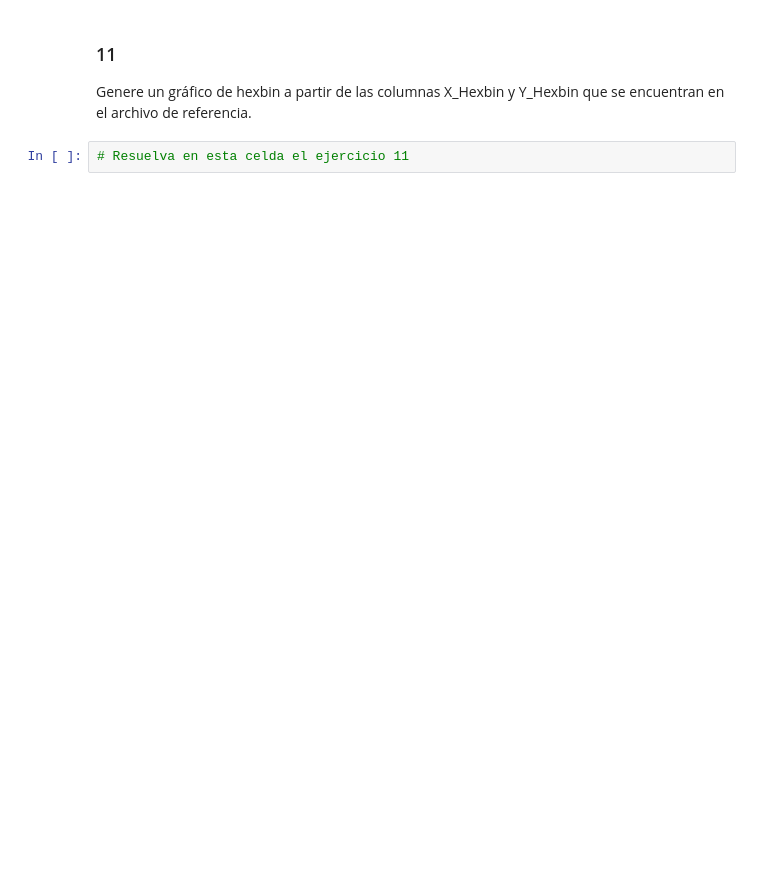
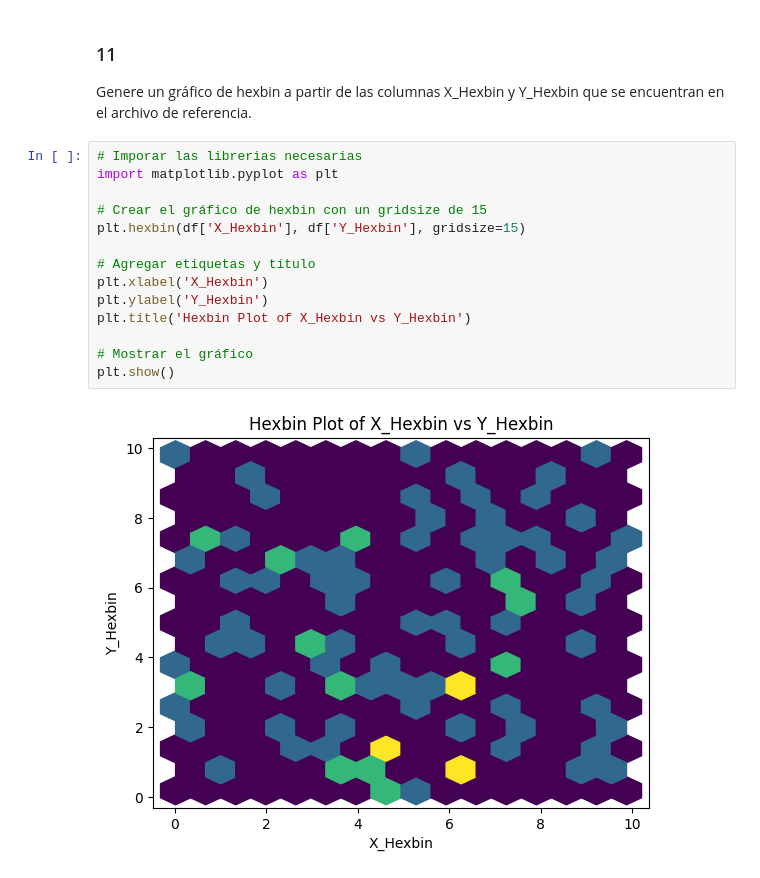
Before and after one commit to jgrajalesa/Talleres_PPI, a Jupyter notebook: Taller_04_Matplotlib.ipynb, the cells around one changed output. Cells and saved outputs as stored; diff of their text form; blank space fills up the shorter version.

```diff
--- a/Taller_04_Matplotlib.ipynb
+++ b/Taller_04_Matplotlib.ipynb
@@ -964,5 +979,19 @@ Genere un gráfico de burbujas a partir de las columnas X_Scatter_Bubble, Y_Scat
 # %% [markdown]
 ### 11
 Genere un gráfico de hexbin a partir de las columnas X_Hexbin y Y_Hexbin que se encuentran en el archivo de referencia.
-# %%
-# Resuelva en esta celda el ejercicio 11
+# %%
+# Imporar las librerias necesarias
+import matplotlib.pyplot as plt
+
+# Crear el gráfico de hexbin con un gridsize de 15
+plt.hexbin(df['X_Hexbin'], df['Y_Hexbin'], gridsize=15)
+
+# Agregar etiquetas y título
+plt.xlabel('X_Hexbin')
+plt.ylabel('Y_Hexbin')
+plt.title('Hexbin Plot of X_Hexbin vs Y_Hexbin')
+
+# Mostrar el gráfico
+plt.show()
+# %% [output]
+[figure, added]
```
Also changed, not shown: parts of 2 cells of this notebook.
